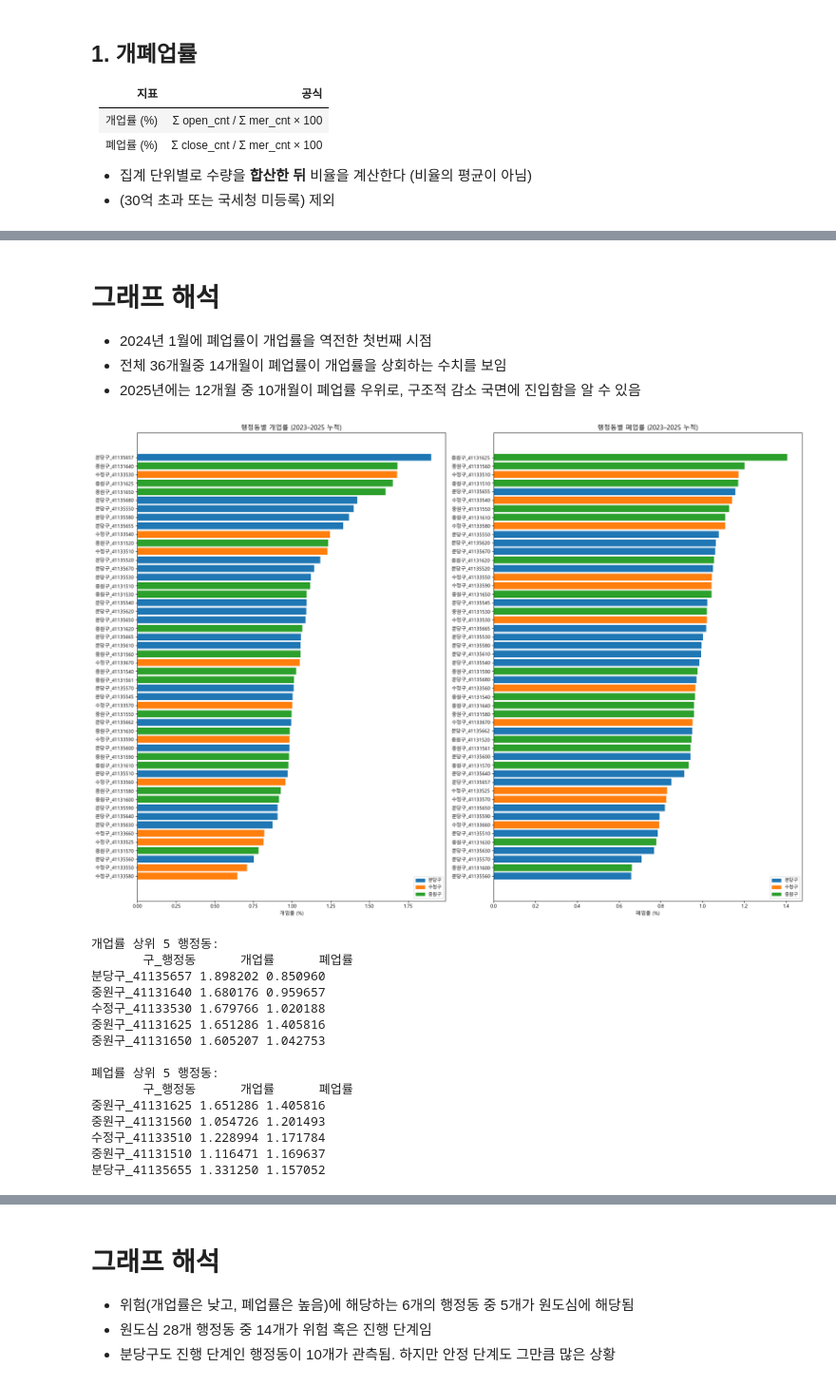
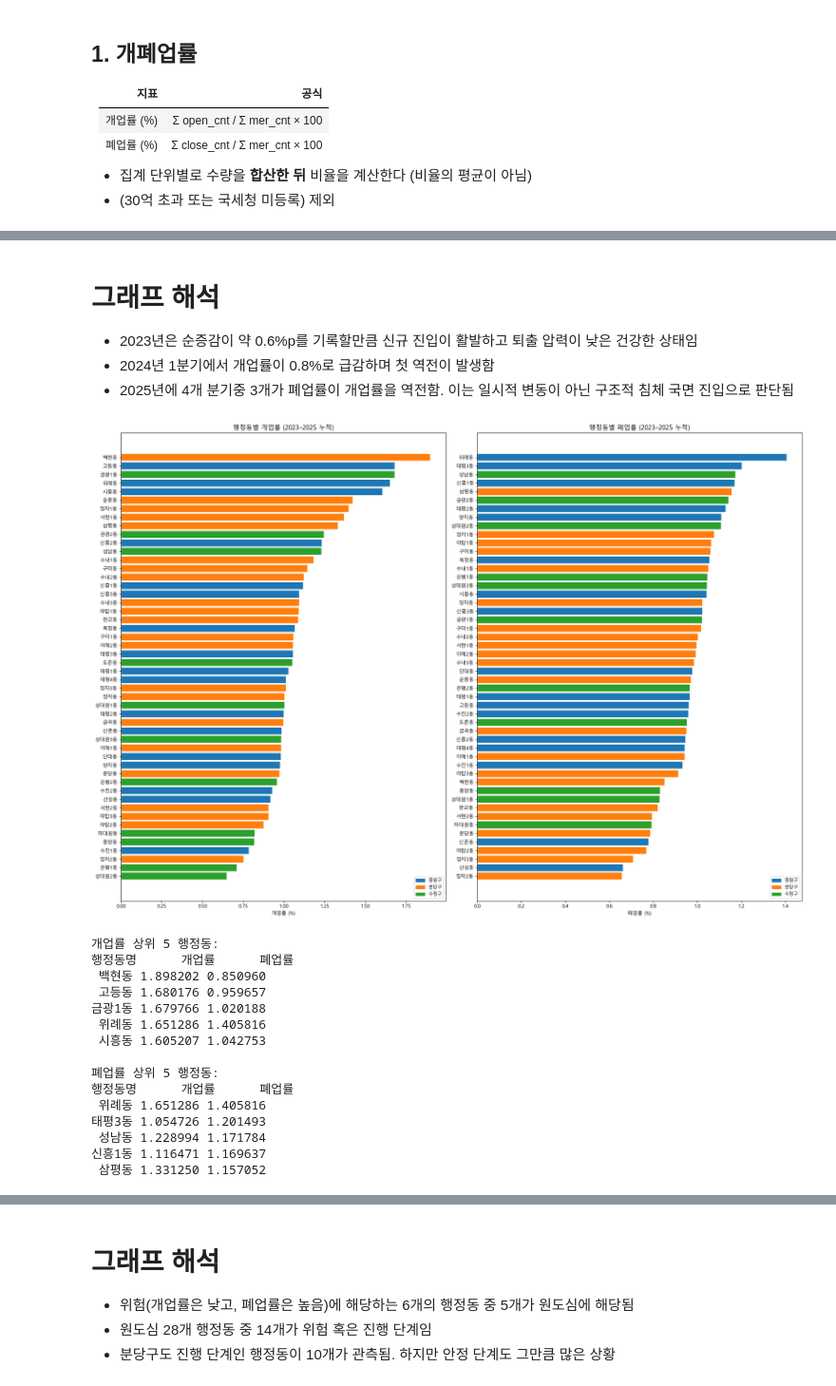
Before and after one commit to bulsajo1/final_project, a Jupyter notebook: Geunsu/EDA_가맹점.ipynb, the cells around one changed output, grey strips where cells are left out. Shown at 95% size. Saved outputs shown, nothing was run; the diff lists cells and outputs as text; code cells hidden in the pictures.

```diff
--- a/Geunsu/EDA_가맹점.ipynb
+++ b/Geunsu/EDA_가맹점.ipynb
@@ -28,7 +28,15 @@ plt.rcParams["axes.unicode_minus"] = False
 # 구명 매핑 (행정동 차트 가독성)
 gu_map = {"41135": "분당구", "41133": "수정구", "41131": "중원구"}
 df["구명"] = df["cty_rgn_no"].astype(str).map(gu_map)
-df["구_행정동"] = df["구명"] + "_" + df["admi_cty_no"].astype(str)
+
+# 행정동코드 → 행정동명 매핑 (seongnam_dong_master, 10자리 코드 앞 8자리로 매핑)
+_dong_master = pd.read_csv(
+    r"C:\Users\rmstn\final_project\Geunsu\data\seongnam_dong_master_202604282135.csv",
+    encoding="cp949"
+)
+_dong_master["dong_code_8"] = _dong_master["dong_code"].astype(str).str[:8]
+dong_map = _dong_master.set_index("dong_code_8")["dong_name"].to_dict()
+df["행정동명"] = df["admi_cty_no"].astype(str).map(dong_map)
 
 # 매출구간 E 제외 (분석용)
 df_eda = df[df["sale"] != "E"].copy()
@@ -175,73 +183,72 @@ ta_ym
 # %% [markdown]
 # 그래프 해석
 
-- 2024년 1월에 폐업률이 개업률을 역전한 첫번째 시점
-- 전체 36개월중 14개월이 폐업률이 개업률을 상회하는 수치를 보임
-- 2025년에는 12개월 중 10개월이 폐업률 우위로, 구조적 감소 국면에 진입함을 알 수 있음
+- 2023년은 순증감이 약 0.6%p를 기록할만큼 신규 진입이 활발하고 퇴출 압력이 낮은 건강한 상태임
+- 2024년 1분기에서 개업률이 0.8%로 급감하며 첫 역전이 발생함
+- 2025년에 4개 분기중 3개가 폐업률이 개업률을 역전함. 이는 일시적 변동이 아닌 구조적 침체 국면 진입으로 판단됨
 # %%
 # ── 행정동별 개폐업률 (전체 기간 합산) ────────────────────────────
 dong = (
-    df_eda.groupby("구_행정동")[["open_cnt", "close_cnt", "mer_cnt"]]
+    df_eda.groupby(["행정동명", "구명"])[["open_cnt", "close_cnt", "mer_cnt"]]
     .sum()
     .reset_index()
 )
 dong["개업률"] = dong["open_cnt"] / dong["mer_cnt"] * 100
 dong["폐업률"] = dong["close_cnt"] / dong["mer_cnt"] * 100
 dong["순증감"] = dong["개업률"] - dong["폐업률"]
-dong["구명"]   = dong["구_행정동"].str.split("_").str[0]
 
 # 구별 색상 구분
 color_map = {label: c for label, c in zip(
-    dong["구_행정동"].str.split("_").str[0].unique(),
+    dong["구명"].unique(),
     ["#1f77b4", "#ff7f0e", "#2ca02c"]
 )}
-bar_colors_open  = dong.sort_values("개업률", ascending=True)["구_행정동"].str.split("_").str[0].map(color_map)
-bar_colors_close = dong.sort_values("폐업률", ascending=True)["구_행정동"].str.split("_").str[0].map(color_map)
+bar_colors_open  = dong.sort_values("개업률", ascending=True)["구명"].map(color_map)
+bar_colors_close = dong.sort_values("폐업률", ascending=True)["구명"].map(color_map)
 
 dong_open  = dong.sort_values("개업률", ascending=True)
 dong_close = dong.sort_values("폐업률", ascending=True)
 
 fig, axes = plt.subplots(1, 2, figsize=(20, 14))
 
-axes[0].barh(dong_open["구_행정동"], dong_open["개업률"], color=bar_colors_open.values)
+axes[0].barh(dong_open["행정동명"], dong_open["개업률"], color=bar_colors_open.values)
 axes[0].set_title("행정동별 개업률 (2023–2025 누적)", fontsize=13)
 axes[0].set_xlabel("개업률 (%)")
 
-axes[1].barh(dong_close["구_행정동"], dong_close["폐업률"], color=bar_colors_close.values)
+axes[1].barh(dong_close["행정동명"], dong_close["폐업률"], color=bar_colors_close.values)
 axes[1].set_title("행정동별 폐업률 (2023–2025 누적)", fontsize=13)
 axes[1].set_xlabel("폐업률 (%)")
 
 # 범례
 from matplotlib.patches import Patch
 legend_patches = [Patch(color=c, label=g) for g, c in color_map.items()]
 axes[0].legend(handles=legend_patches, loc="lower right", fontsize=9)
 axes[1].legend(handles=legend_patches, loc="lower right", fontsize=9)
 
 plt.tight_layout()
 plt.show()
 
 print("개업률 상위 5 행정동:")
-print(dong.nlargest(5, "개업률")[["구_행정동", "개업률", "폐업률"]].to_string(index=False))
+print(dong.nlargest(5, "개업률")[["행정동명", "개업률", "폐업률"]].to_string(index=False))
 print()
 print("폐업률 상위 5 행정동:")
-print(dong.nlargest(5, "폐업률")[["구_행정동", "개업률", "폐업률"]].to_string(index=False))
+print(dong.nlargest(5, "폐업률")[["행정동명", "개업률", "폐업률"]].to_string(index=False))
 # %% [output]
-[figure, old version]
+[figure, new version]
 개업률 상위 5 행정동:
-       구_행정동      개업률      폐업률
-분당구_41135657 1.898202 0.850960
-중원구_41131640 1.680176 0.959657
-수정구_41133530 1.679766 1.020188
-중원구_41131625 1.651286 1.405816
-중원구_41131650 1.605207 1.042753
+행정동명      개업률      폐업률
+ 백현동 1.898202 0.850960
+ 고등동 1.680176 0.959657
+금광1동 1.679766 1.020188
+ 위례동 1.651286 1.405816
+ 시흥동 1.605207 1.042753
 
 폐업률 상위 5 행정동:
-       구_행정동      개업률      폐업률
-중원구_41131625 1.651286 1.405816
-중원구_41131560 1.054726 1.201493
-수정구_41133510 1.228994 1.171784
-중원구_41131510 1.116471 1.169637
-분당구_41135655 1.331250 1.157052
+행정동명      개업률      폐업률
+ 위례동 1.651286 1.405816
+태평3동 1.054726 1.201493
+ 성남동 1.228994 1.171784
+신흥1동 1.116471 1.169637
+ 삼평동 1.331250 1.157052
 # %% [markdown]
 ## 젠트리피케이션 단계 분류 (개폐업률 기반)
 
```
Also changed, not shown: parts of 24 cells of this notebook.
